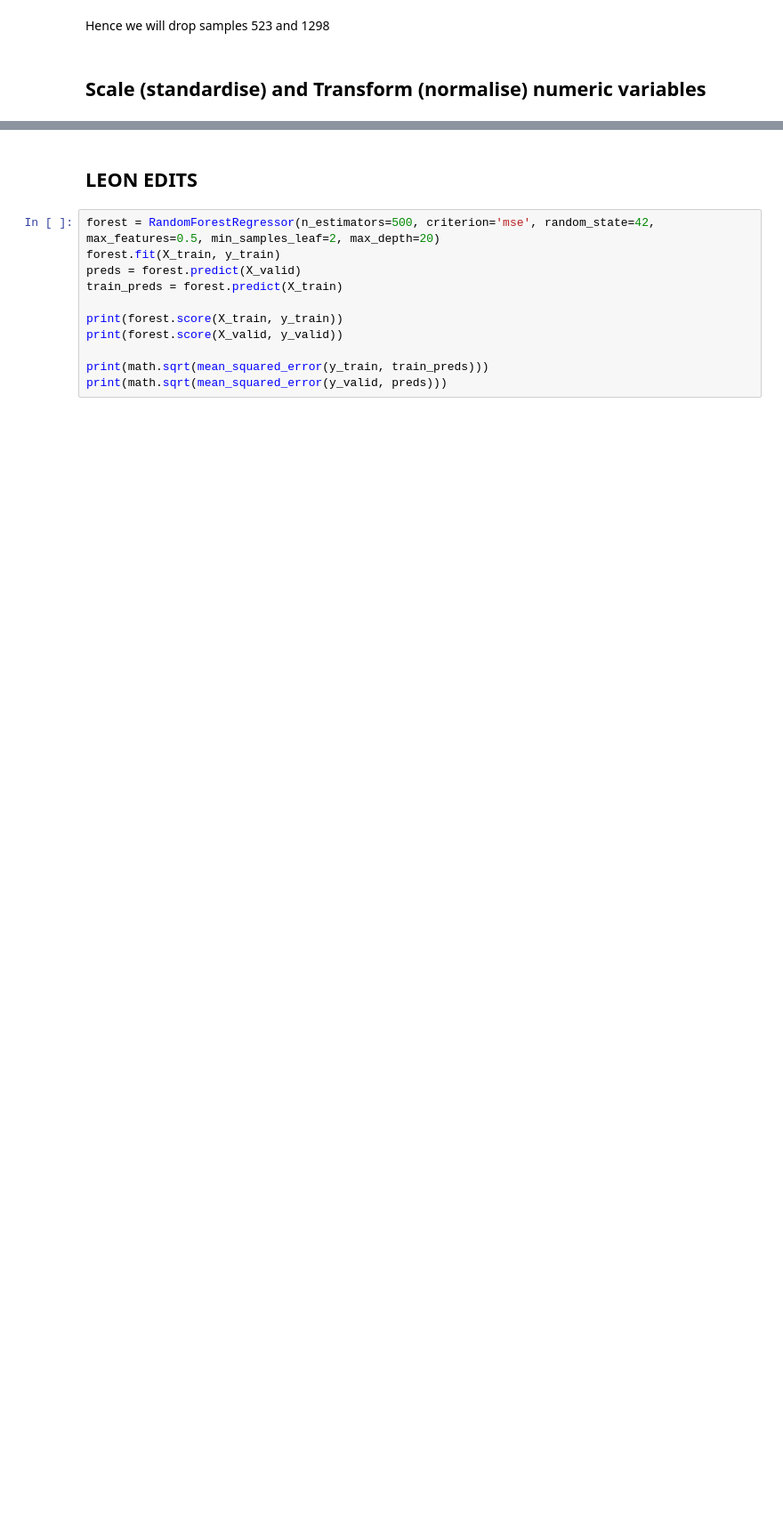
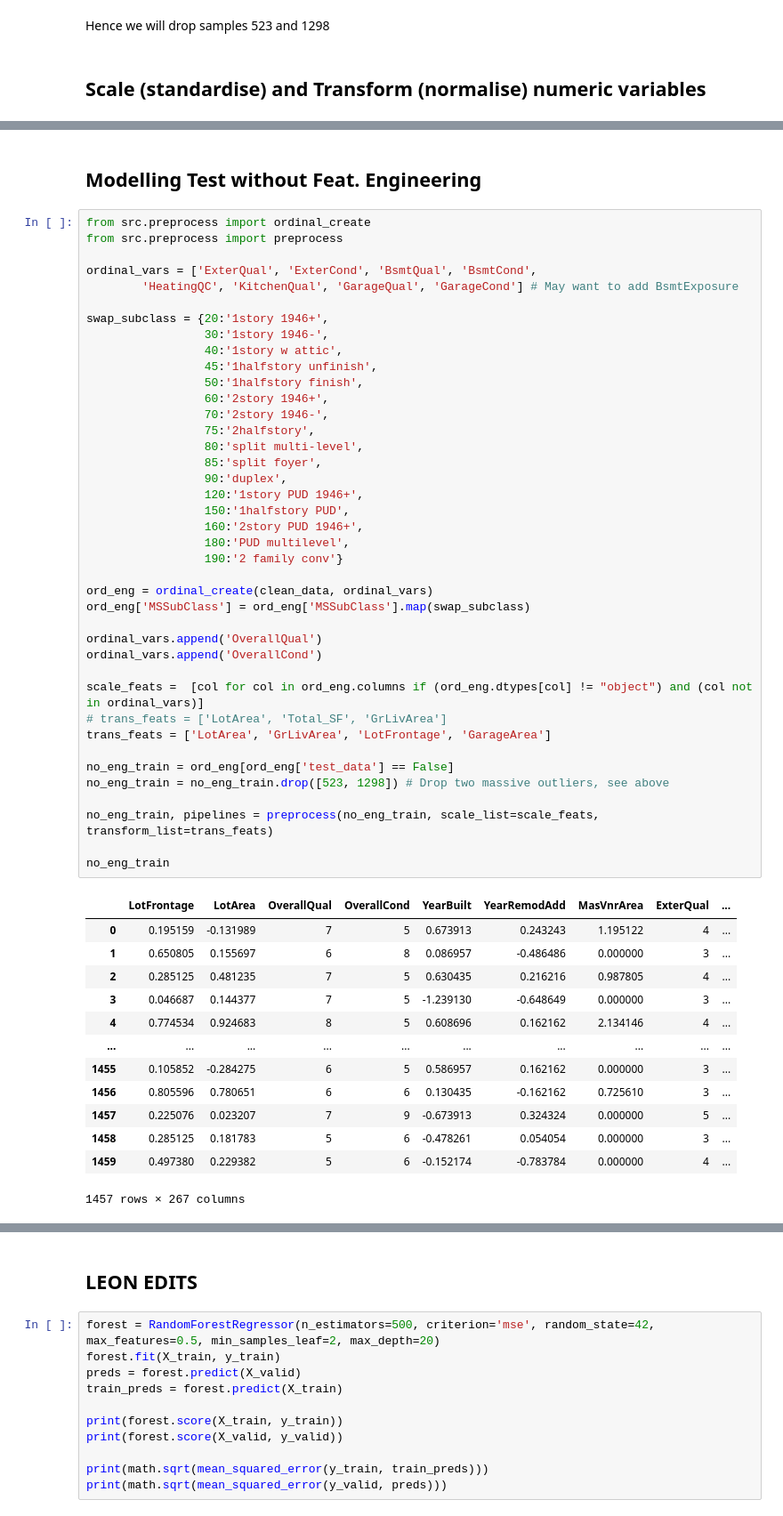
Before and after one commit to leonghchan/group-project, a Jupyter notebook: master.ipynb, the cells around one changed output, grey strips where cells are left out. Shown at 89% size. Saved outputs shown, nothing was run; the diff lists cells and outputs as text; blank space fills up the shorter version.

Commit message:
debugging model performance

```diff
--- a/master.ipynb
+++ b/master.ipynb
@@ -262,0 +279,56 @@ print(sort_import)
+# %% [markdown]
+## Modelling Test without Feat. Engineering
+# %%
+from src.preprocess import ordinal_create
+from src.preprocess import preprocess
+
+ordinal_vars = ['ExterQual', 'ExterCond', 'BsmtQual', 'BsmtCond',
+        'HeatingQC', 'KitchenQual', 'GarageQual', 'GarageCond'] # May want to add BsmtExposure
+
+swap_subclass = {20:'1story 1946+',
+                 30:'1story 1946-',
+                 40:'1story w attic',
+                 45:'1halfstory unfinish',
+                 50:'1halfstory finish',
+                 60:'2story 1946+',
+                 70:'2story 1946-',
+                 75:'2halfstory',
+                 80:'split multi-level',
+                 85:'split foyer',
+                 90:'duplex',
+                 120:'1story PUD 1946+',
+                 150:'1halfstory PUD',
+                 160:'2story PUD 1946+',
+                 180:'PUD multilevel',
+                 190:'2 family conv'}
+
+ord_eng = ordinal_create(clean_data, ordinal_vars)
+ord_eng['MSSubClass'] = ord_eng['MSSubClass'].map(swap_subclass)
+
+ordinal_vars.append('OverallQual')
+ordinal_vars.append('OverallCond')
+
+scale_feats =  [col for col in ord_eng.columns if (ord_eng.dtypes[col] != "object") and (col not in ordinal_vars)]
+# trans_feats = ['LotArea', 'Total_SF', 'GrLivArea']
+trans_feats = ['LotArea', 'GrLivArea', 'LotFrontage', 'GarageArea']
+
+no_eng_train = ord_eng[ord_eng['test_data'] == False]
+no_eng_train = no_eng_train.drop([523, 1298]) # Drop two massive outliers, see above
+
+no_eng_train, pipelines = preprocess(no_eng_train, scale_list=scale_feats, transform_list=trans_feats)
+
+no_eng_train
+# %% [output]
+|  | LotFrontage | LotArea | OverallQual | OverallCond | YearBuilt | YearRemodAdd | MasVnrArea | ExterQual | ... |
+| 0 | 0.195159 | -0.131989 | 7 | 5 | 0.673913 | 0.243243 | 1.195122 | 4 | ... |
+| 1 | 0.650805 | 0.155697 | 6 | 8 | 0.086957 | -0.486486 | 0.000000 | 3 | ... |
+| 2 | 0.285125 | 0.481235 | 7 | 5 | 0.630435 | 0.216216 | 0.987805 | 4 | ... |
+| 3 | 0.046687 | 0.144377 | 7 | 5 | -1.239130 | -0.648649 | 0.000000 | 3 | ... |
+| 4 | 0.774534 | 0.924683 | 8 | 5 | 0.608696 | 0.162162 | 2.134146 | 4 | ... |
+| ... | ... | ... | ... | ... | ... | ... | ... | ... | ... |
+| 1455 | 0.105852 | -0.284275 | 6 | 5 | 0.586957 | 0.162162 | 0.000000 | 3 | ... |
+| 1456 | 0.805596 | 0.780651 | 6 | 6 | 0.130435 | -0.162162 | 0.725610 | 3 | ... |
+| 1457 | 0.225076 | 0.023207 | 7 | 9 | -0.673913 | 0.324324 | 0.000000 | 5 | ... |
+| 1458 | 0.285125 | 0.181783 | 5 | 6 | -0.478261 | 0.054054 | 0.000000 | 3 | ... |
+| 1459 | 0.497380 | 0.229382 | 5 | 6 | -0.152174 | -0.783784 | 0.000000 | 4 | ... |
+1457 rows × 267 columns
```
Also changed, not shown: parts of 14 cells of this notebook.
